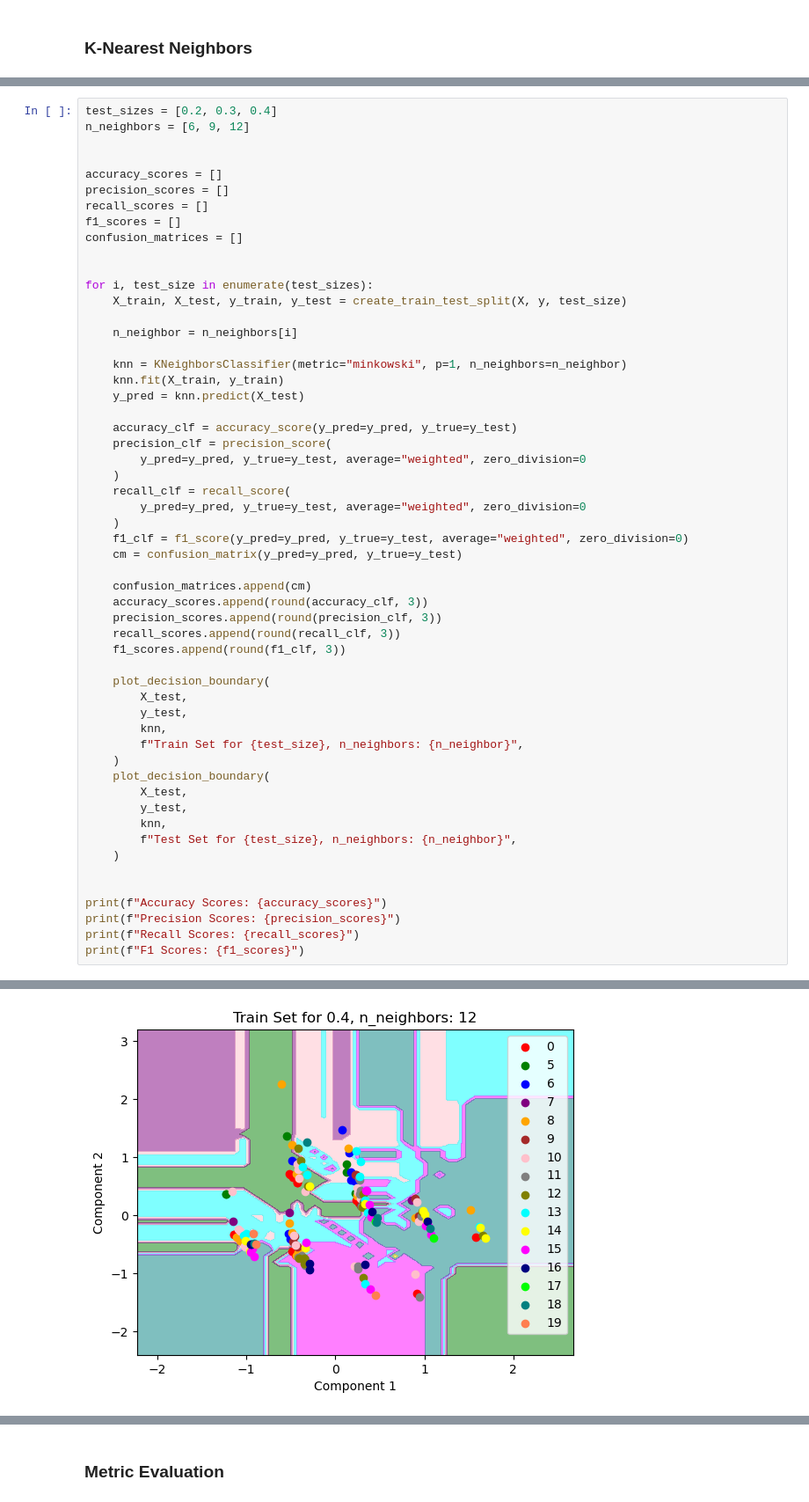
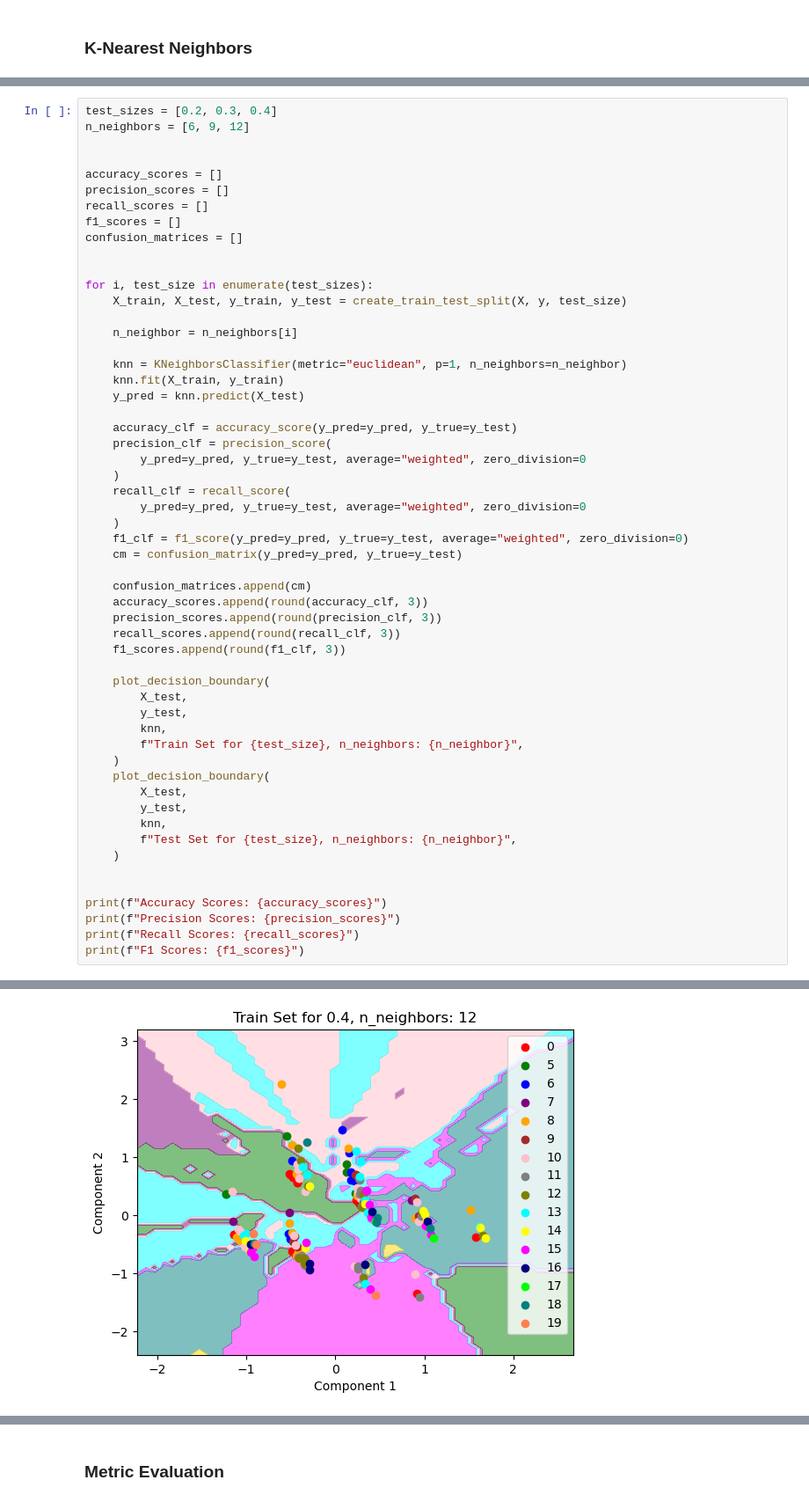
Before and after one commit to christiandarvs/CSIS311-ML, a Jupyter notebook: lab/midterm_exam.ipynb, the cells around one changed output, grey strips where cells are left out. Shown at 88% size. Saved outputs shown, nothing was run; the diff lists cells and outputs as text.

```diff
--- a/lab/midterm_exam.ipynb
+++ b/lab/midterm_exam.ipynb
@@ -280,7 +301,7 @@ for i, test_size in enumerate(test_sizes):
 
     n_neighbor = n_neighbors[i]
 
-    knn = KNeighborsClassifier(metric="minkowski", p=1, n_neighbors=n_neighbor)
+    knn = KNeighborsClassifier(metric="euclidean", p=1, n_neighbors=n_neighbor)
     knn.fit(X_train, y_train)
     y_pred = knn.predict(X_test)
 
@@ -326 +347 @@ print(f"F1 Scores: {f1_scores}")
-[figure, old version]
+[figure, new version]
```
Also changed, not shown: parts of 8 cells of this notebook.
